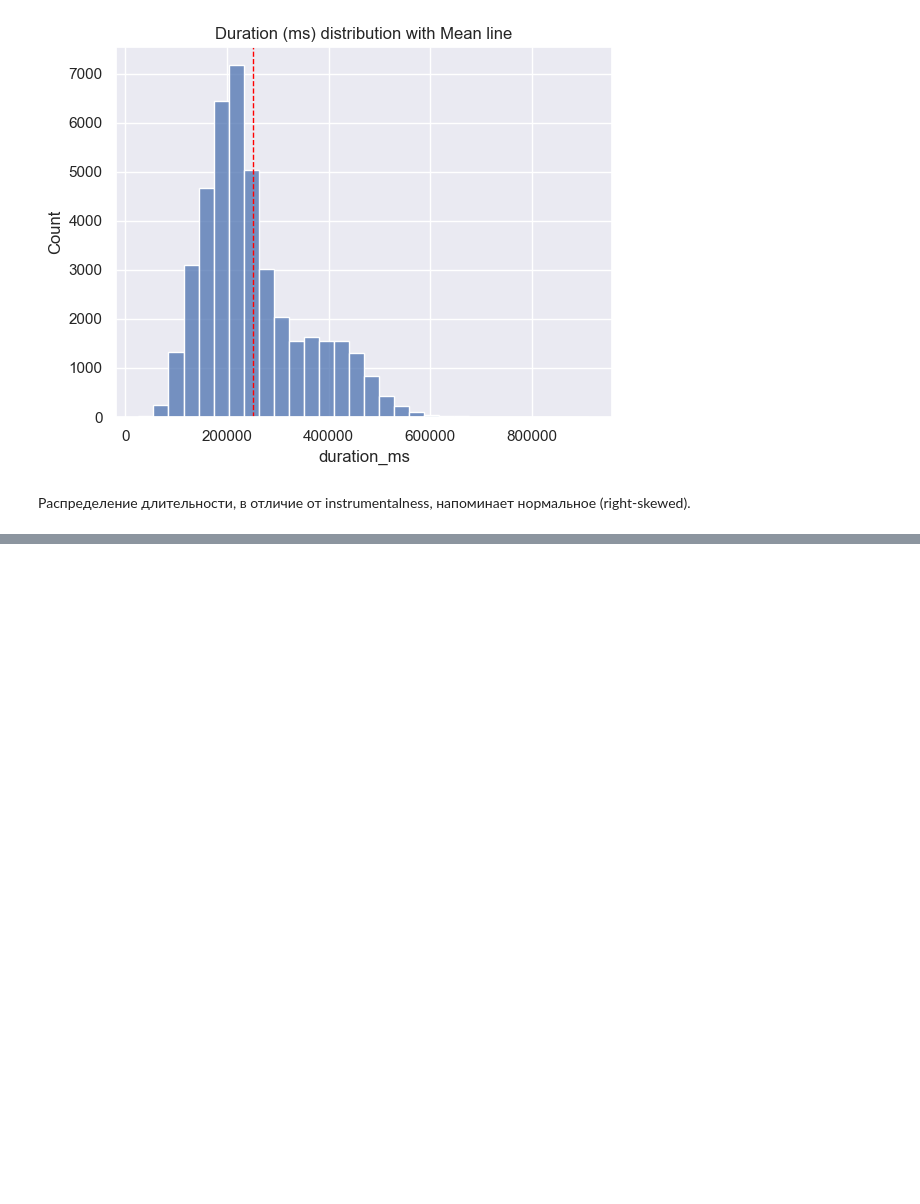
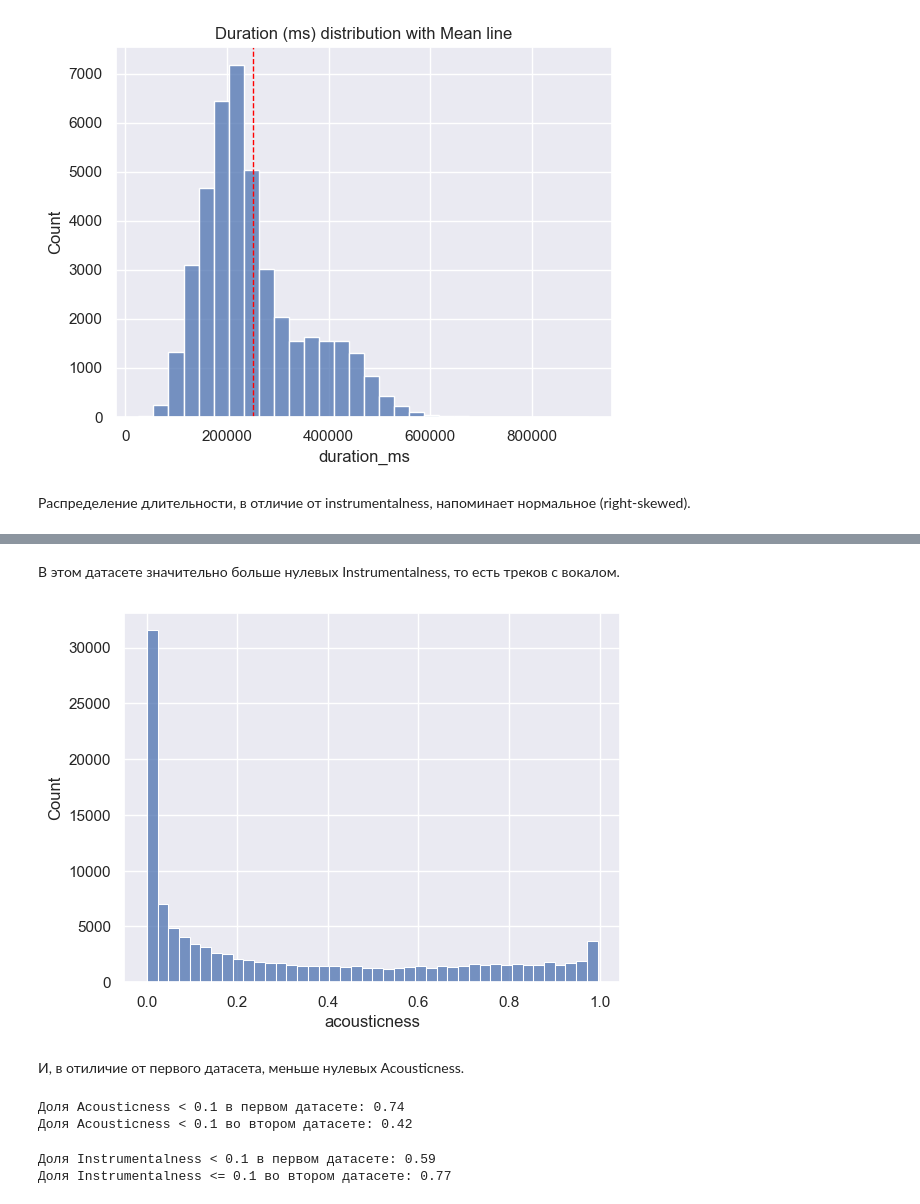
Before and after one commit to ekhavronina/data_analytics, a Jupyter notebook: spotify_songs.ipynb, the cells around one changed output, grey strips where cells are left out. Cells and saved outputs as stored; diff of their text form; code cells hidden in the pictures; blank space fills up the shorter version.

```diff
--- a/spotify_songs.ipynb
+++ b/spotify_songs.ipynb
@@ -332,0 +447,28 @@ plt.show()
+# %% [markdown]
+В этом датасете значительно больше нулевых Instrumentalness, то есть треков с вокалом.
+# %%
+sns.histplot(data=songs_2,
+            x='acousticness')
+plt.show()
+# %% [output]
+[figure, added]
+# %% [markdown]
+И, в отиличие от первого датасета, меньше нулевых Acousticness.
+# %%
+print('Доля Acousticness < 0.1 в первом датасете: {}'.format(
+    round(songs['acousticness'].value_counts(bins=10, normalize=True)[0], 2)))
+
+print('Доля Acousticness < 0.1 во втором датасете: {}'.format(
+    round(songs_2['acousticness'].value_counts(bins=10, normalize=True)[0], 2)))
+# %% [output]
+Доля Acousticness < 0.1 в первом датасете: 0.74
+Доля Acousticness < 0.1 во втором датасете: 0.42
+# %%
+print('Доля Instrumentalness < 0.1 в первом датасете: {}'.format(
+    round(songs['instrumentalness'].value_counts(bins=10, normalize=True)[0], 2)))
+
+print('Доля Instrumentalness <= 0.1 во втором датасете: {}'.format(
+    round(songs_2['instrumentalness'].value_counts(bins=10, normalize=True)[0], 2)))
+# %% [output]
+Доля Instrumentalness < 0.1 в первом датасете: 0.59
+Доля Instrumentalness <= 0.1 во втором датасете: 0.77
```
Also changed, not shown: parts of 15 cells of this notebook.
